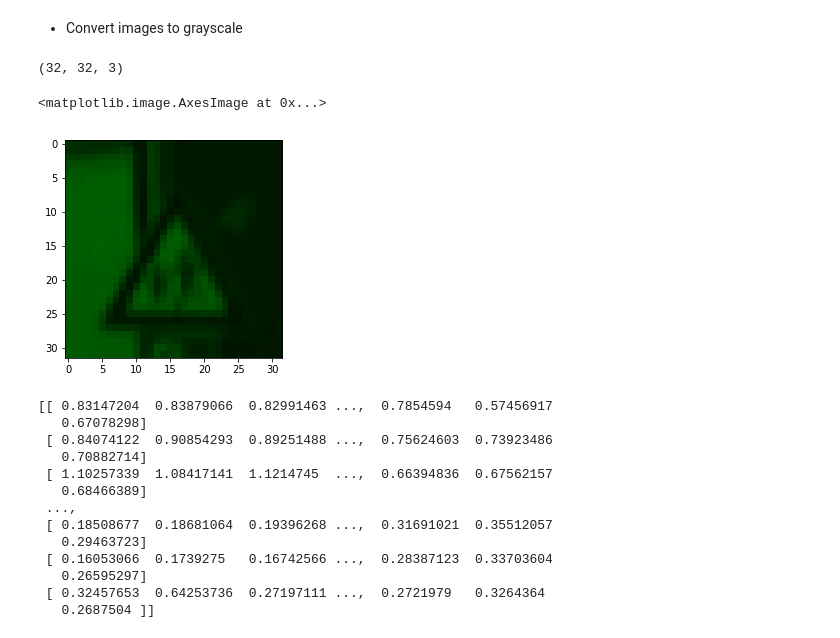
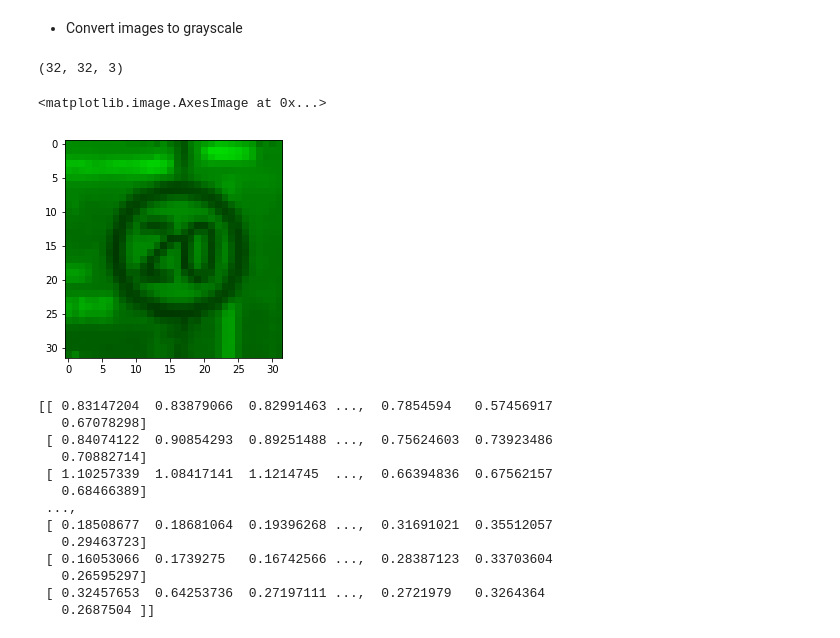
Before and after one commit to trimcao/sdcnd-p2-traffic-signs-classifier, a Jupyter notebook: Traffic_Sign_Classifier.ipynb, the cells around one changed output. Saved outputs shown, nothing was run; the diff lists cells and outputs as text; code cells hidden in the pictures.

```diff
--- a/Traffic_Sign_Classifier.ipynb
+++ b/Traffic_Sign_Classifier.ipynb
@@ -168,16 +167,16 @@ X_test = X_test.astype(np.float32)
 - Convert images to grayscale
 # %%
 # test display a single channel from an image
-sample = train['features'][27100]
+sample = train['features'][10000]
 print(sample.shape)
 single_color = sample.copy()  # Duplicate image
 single_color[:, :, 0] = 0    # Zero out contribution from green
 single_color[:, :, 2] = 0    # Zero out contribution from blue
 plt.imshow(single_color)
 # %% [output]
 (32, 32, 3)
 <matplotlib.image.AxesImage at 0x...>
-[figure, old version]
+[figure, new version]
 # %%
 def RGB2Y(X):
     """
```
Also changed, not shown: parts of 8 cells of this notebook.
